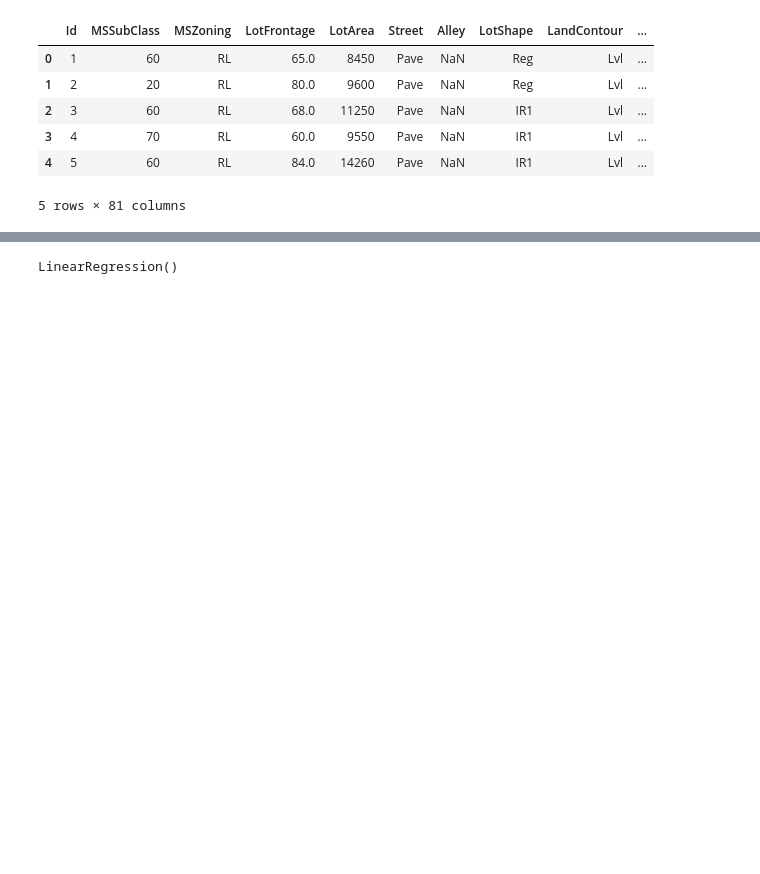
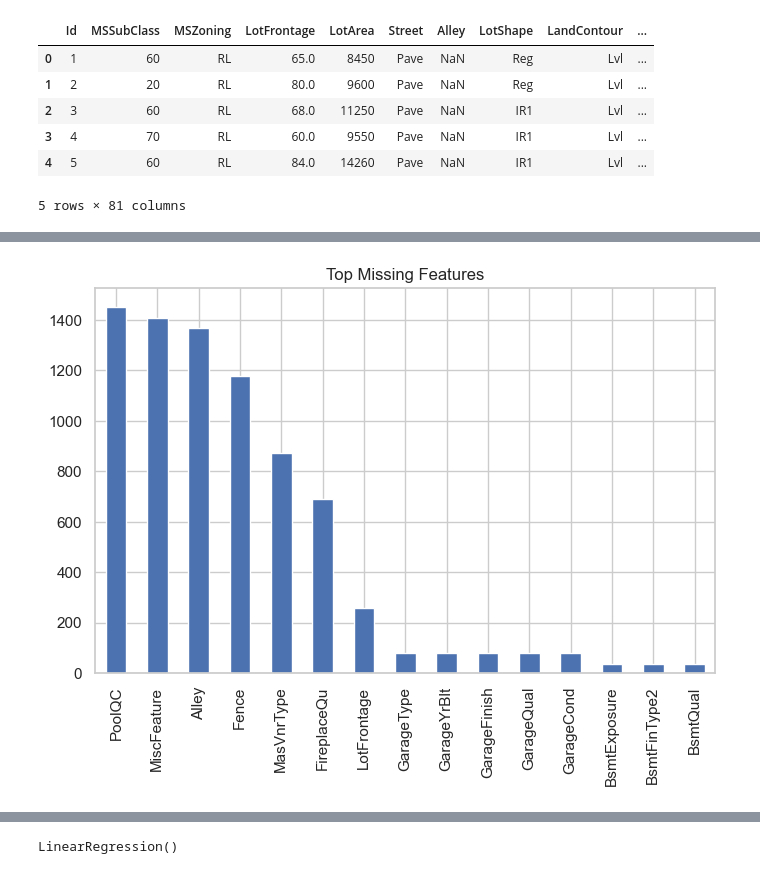
Before and after one commit to arslanrejepov/classical-machine-learning-models, a Jupyter notebook: regression/linear_regression.ipynb, the cells around one changed output, grey strips where cells are left out. Drawn from its saved outputs; the diff is of its cells as text; code cells hidden in the pictures; blank space fills up the shorter version.

```diff
--- a/regression/linear_regression.ipynb
+++ b/regression/linear_regression.ipynb
@@ -36,0 +62,5 @@ memory usage: 924.0+ KB
+# %%
+missing = df.isnull().sum()
+missing = missing[missing > 0].sort_values(ascending=False)
+
+missing.head(15)
@@ -36,0 +84,7 @@ memory usage: 924.0+ KB
+# %%
+plt.figure(figsize=(8,5))
+missing.head(15).plot(kind="bar")
+plt.title("Top Missing Features")
+plt.show()
+# %% [output]
+[figure, added]
```
Also changed, not shown: parts of 26 cells of this notebook, 1 other file.
